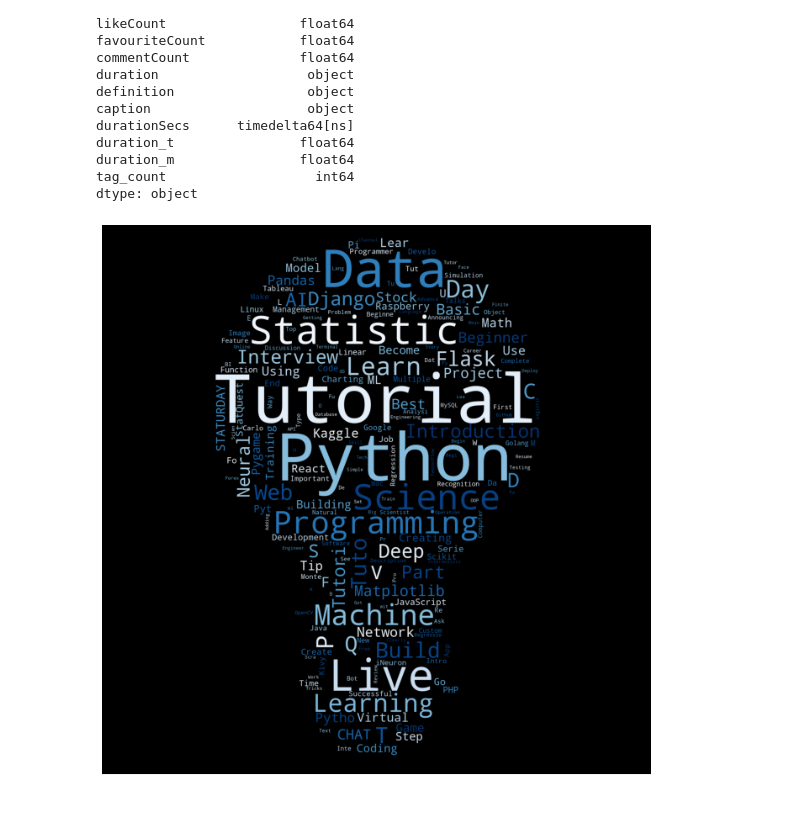
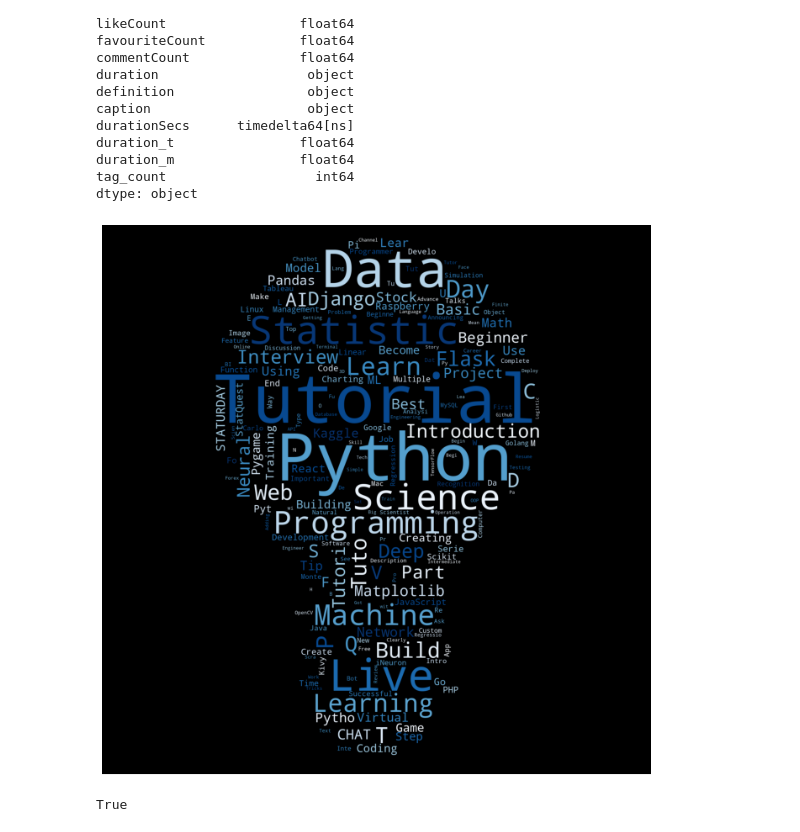
Before and after one commit to dataeducator/datascience-influencers, a Jupyter notebook: data-science-youtubers.ipynb, the cells around one changed output. Cells and saved outputs as stored; diff of their text form; code cells hidden in the pictures.

```diff
--- a/data-science-youtubers.ipynb
+++ b/data-science-youtubers.ipynb
@@ -33,7 +33,7 @@ from wordcloud import WordCloud
 [nltk_data]   Package punkt is already up-to-date!
 # %%
 # Set the API Key
-api_key = '' # Key not shown here, please generate your own if you would like to implement this project
+api_key = 'AIzaSyCzWZ_KuoGdYm0MkDPWFY11_u2rutfiSCQ' # Key not shown here, please generate your own if you would like to implement this project
 # %%
 # Set Channel IDs to 10 of the youtube channels for Data Science content
 channel_ids = ['UCV0qA-eDDICsRR9rPcnG7tw', #Joma
@@ -345,25 +345,33 @@ dtype: object
 # %%
 # Create a mask
 mask = np.array(Image.open('Images/light-bulb-mask.png'))
 
 # Create stopword list:
 stop_words = set(stopwords.words('english'))
 video_df['title_no_stopwords'] = video_df['title'].apply(lambda x: [item for item in str(x).split() if item not in stop_words])
 all_words = list([a for b in video_df['title_no_stopwords'].tolist() for a in b])
 all_words_str = ' '.join(all_words)
 
 # Generate a word cloud image
 def plot_cloud(wordcloud):
     plt.figure(figsize=(14, 12))
     plt.imshow(wordcloud)
     plt.axis("off");
 
 wordcloud = WordCloud(width = 2000, height = 2000, random_state=1, background_color= 'black',
-                      colormap='Blues', collocations=False,mask = mask).generate(all_words_str)
+                      colormap='Blues_r', collocations=False,mask = mask).generate(all_words_str)
 # Display word cloud image
 plot_cloud(wordcloud)
 
 # Save word cloud image to file in current directory
-cloud =  wordcloud.to_file('ds_wordcloud.png')
+cloud =  wordcloud.to_file('ds_wordcloud2.png')
 # %% [output]
-[figure, old version]
+[figure, new version]
+# %%
+target_playlist_id = 'PLC1Z0cuNyOuaWqP1vXXMZkn3T2RjDGBi5'
+# Create playlist
+import webbrowser
+url = 'https://www.youtube.com/watch_videos?video_ids=2pLT-olgUJs,2MoGxae-zyo,AnYl6Nk9GOA,6TmQiugy_qw,jXm0y-csiuE,1f8yoFFdkcY,-p0PA9Zt8zk,UBnfm4s7CRA,Q-vuR4PJh2c,ohgLmY19jNg,UBMk30rjy0o,RqfkrZA_ie0,UItWltVZZmE,h8ctkfSx6R0,cIuiQyfKBTg,j64BBgBGNIU,LjmZ1YMOwws,I9nG-G4B5Bs,W4eKVKwf3rQ,Cw-Wt4xKD2s'
+webbrowser.open(url)
+# %% [output]
+True
```
Also changed, not shown: parts of 3 cells of this notebook, 1 other file.
